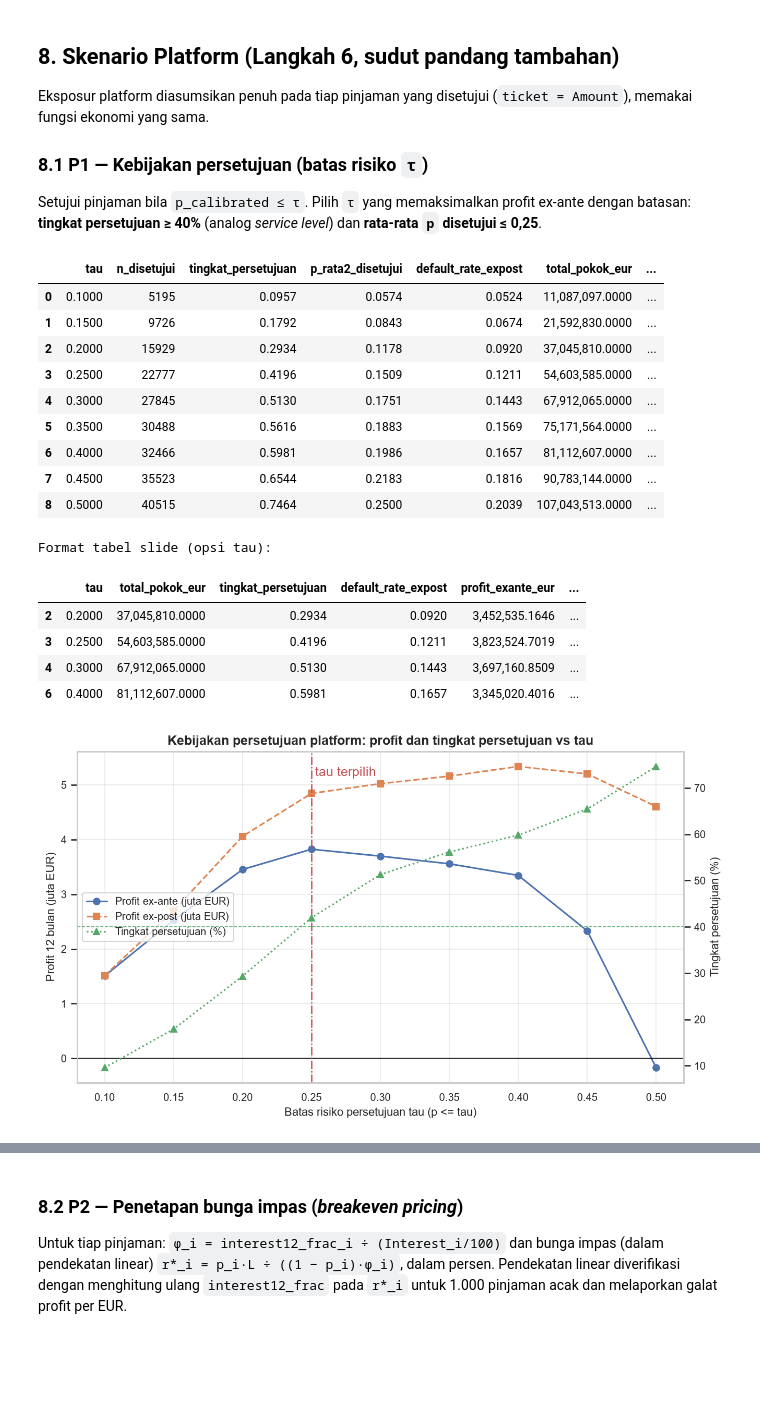
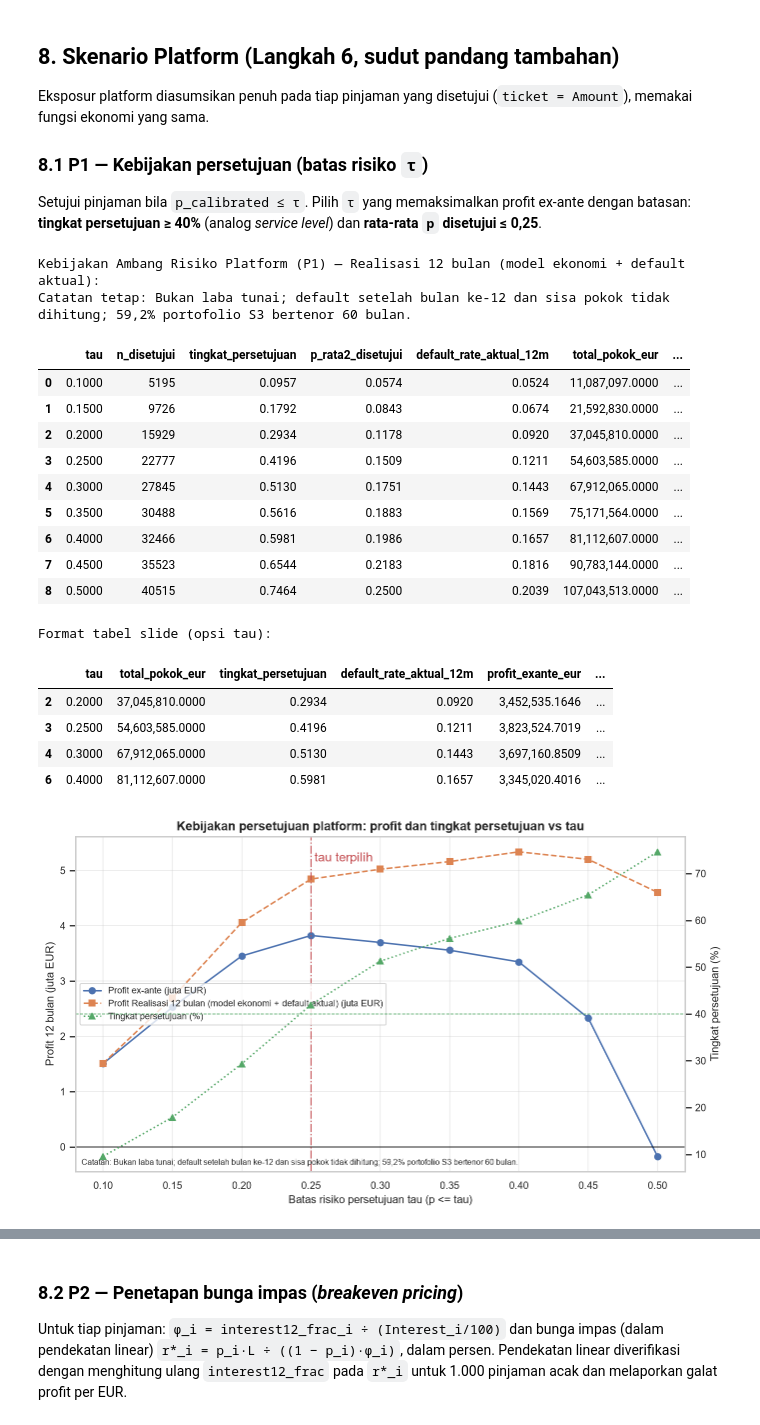
Before and after one commit to B4tra/bondora-analytics, a Jupyter notebook: notebooks/06_prescriptive.ipynb, the cells around one changed output, grey strips where cells are left out. Saved outputs shown, nothing was run; the diff lists cells and outputs as text; code cells hidden in the pictures; blank space fills up the shorter version.

```diff
--- a/notebooks/06_prescriptive.ipynb
+++ b/notebooks/06_prescriptive.ipynb
@@ -39,8 +41,28 @@ pd.set_option("display.float_format", lambda v: f"{v:,.4f}")
 T = config.TABLES_DIR
 F = config.FIGURES_DIR
 meta = json.loads((T / "06_run_meta.json").read_text(encoding="utf-8"))
+
+REALISASI_LABEL = "Realisasi 12 bulan (model ekonomi + default aktual)"
+REALISASI_NOTE = "Bukan laba tunai; default setelah bulan ke-12 dan sisa pokok tidak dihitung; 59,2% portofolio S3 bertenor 60 bulan."
+
+
+def rename_realisasi_cols(df: pd.DataFrame) -> pd.DataFrame:
+    mapping = {
+        "default_rate_expost": "default_rate_aktual_12m",
+        "profit_expost_eur": f"profit_eur [{REALISASI_LABEL}]",
+        "profit_expost_ci_low": f"profit_ci_low [{REALISASI_LABEL}]",
+        "profit_expost_ci_high": f"profit_ci_high [{REALISASI_LABEL}]",
+        "roi_expost": f"roi [{REALISASI_LABEL}]",
+        "roi_expost_ci_low": f"roi_ci_low [{REALISASI_LABEL}]",
+        "roi_expost_ci_high": f"roi_ci_high [{REALISASI_LABEL}]",
+    }
+    return df.rename(columns={k: v for k, v in mapping.items() if k in df.columns})
+
+
 print(f"Project root : {config.PROJECT_ROOT}")
 print(f"Random seed  : {config.RANDOM_SEED}")
+print(f"Label        : {REALISASI_LABEL}")
+print(f"Catatan tetap: {REALISASI_NOTE}")
 # %% [output]
 Project root : D:\tugas_3_pemodelan_data\bondora-analytics
 Random seed  : 42
@@ -451,32 +568,46 @@ Eksposur platform diasumsikan penuh pada tiap pinjaman yang disetujui (`ticket =
 Setujui pinjaman bila `p_calibrated ≤ τ`. Pilih `τ` yang memaksimalkan profit ex-ante dengan batasan: **tingkat persetujuan ≥ 40%** (analog *service level*) dan **rata-rata `p` disetujui ≤ 0,25**.
 # %%
 pol = pd.read_csv(T / "06_platform_threshold_policy.csv")
-display(pol)
+print(f"Kebijakan Ambang Risiko Platform (P1) — {REALISASI_LABEL}:")
+print(f"Catatan tetap: {REALISASI_NOTE}")
+display(rename_realisasi_cols(pol))
 rec = pol[pol["rekomendasi"] == "Ya"].iloc[0]
 assert len(pol[pol["rekomendasi"] == "Ya"]) == 1 and round(rec["tau"], 2) == 0.25
 assert round(rec["tingkat_persetujuan"], 3) == 0.420
 
 opsi_tau = pol[pol["tau"].isin([0.20, 0.25, 0.30, 0.40])][
-    ["tau", "total_pokok_eur", "tingkat_persetujuan", "default_rate_expost", "profit_exante_eur", "profit_expost_eur", "memenuhi_batasan", "rekomendasi"]]
+    [
+        "tau",
+        "total_pokok_eur",
+        "tingkat_persetujuan",
+        "default_rate_expost",
+        "profit_exante_eur",
+        "profit_expost_eur",
+        "memenuhi_batasan",
+        "rekomendasi",
+    ]
+]
 print("Format tabel slide (opsi tau):")
-display(opsi_tau)
+display(rename_realisasi_cols(opsi_tau))
 display(Image(filename=str(F / "06_platform_threshold_curve.png")))
 # %% [output]
+Kebijakan Ambang Risiko Platform (P1) — Realisasi 12 bulan (model ekonomi + default aktual):
+Catatan tetap: Bukan laba tunai; default setelah bulan ke-12 dan sisa pokok tidak dihitung; 59,2% portofolio S3 bertenor 60 bulan.
-|  | tau | n_disetujui | tingkat_persetujuan | p_rata2_disetujui | default_rate_expost | total_pokok_eur | ... |
+|  | tau | n_disetujui | tingkat_persetujuan | p_rata2_disetujui | default_rate_aktual_12m | total_pokok_eur | ... |
 | 0 | 0.1000 | 5195 | 0.0957 | 0.0574 | 0.0524 | 11,087,097.0000 | ... |
 | 1 | 0.1500 | 9726 | 0.1792 | 0.0843 | 0.0674 | 21,592,830.0000 | ... |
 | 2 | 0.2000 | 15929 | 0.2934 | 0.1178 | 0.0920 | 37,045,810.0000 | ... |
 | 3 | 0.2500 | 22777 | 0.4196 | 0.1509 | 0.1211 | 54,603,585.0000 | ... |
 | 4 | 0.3000 | 27845 | 0.5130 | 0.1751 | 0.1443 | 67,912,065.0000 | ... |
 | 5 | 0.3500 | 30488 | 0.5616 | 0.1883 | 0.1569 | 75,171,564.0000 | ... |
 | 6 | 0.4000 | 32466 | 0.5981 | 0.1986 | 0.1657 | 81,112,607.0000 | ... |
 | 7 | 0.4500 | 35523 | 0.6544 | 0.2183 | 0.1816 | 90,783,144.0000 | ... |
 | 8 | 0.5000 | 40515 | 0.7464 | 0.2500 | 0.2039 | 107,043,513.0000 | ... |
-Format tabel slide (opsi tau):
+Format tabel slide (opsi tau):
-|  | tau | total_pokok_eur | tingkat_persetujuan | default_rate_expost | profit_exante_eur | ... |
+|  | tau | total_pokok_eur | tingkat_persetujuan | default_rate_aktual_12m | profit_exante_eur | ... |
 | 2 | 0.2000 | 37,045,810.0000 | 0.2934 | 0.0920 | 3,452,535.1646 | ... |
 | 3 | 0.2500 | 54,603,585.0000 | 0.4196 | 0.1211 | 3,823,524.7019 | ... |
 | 4 | 0.3000 | 67,912,065.0000 | 0.5130 | 0.1443 | 3,697,160.8509 | ... |
 | 6 | 0.4000 | 81,112,607.0000 | 0.5981 | 0.1657 | 3,345,020.4016 | ... |
-[figure, old version]
+[figure, new version]
 # %% [markdown]
```
Also changed, not shown: parts of 32 cells of this notebook, 14 other files.
